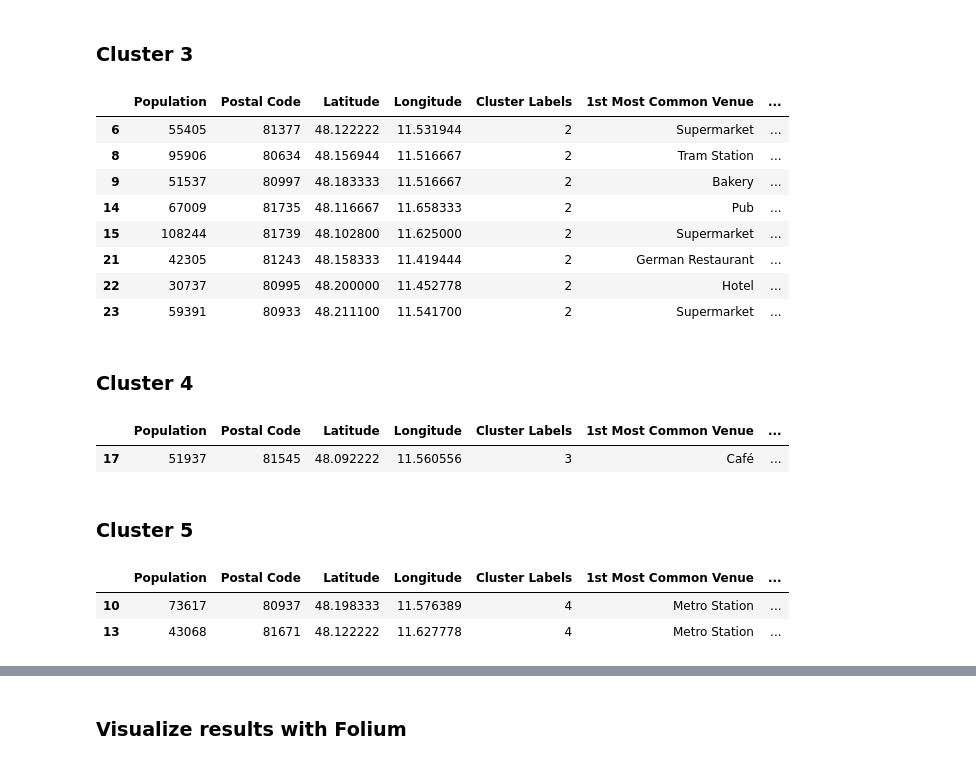
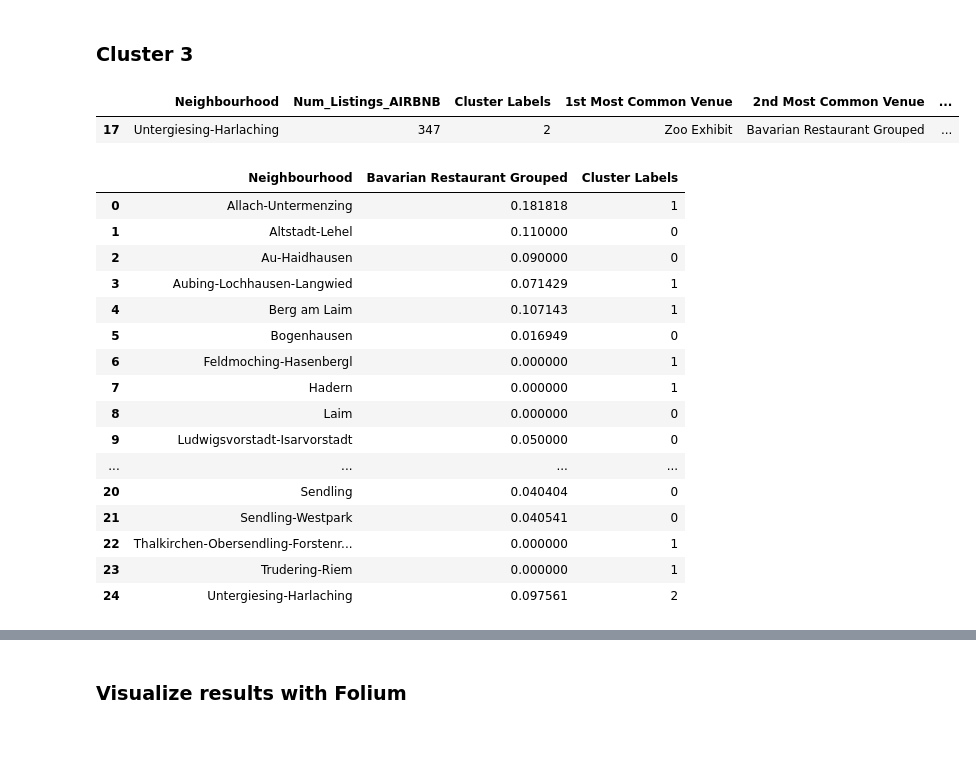
Before and after one commit to M0n01ith/Coursera_Capstone, a Jupyter notebook: Coursera Capstone Project Munich.ipynb, the cells around one changed output, grey strips where cells are left out. Drawn from its saved outputs; the diff is of its cells as text; code cells hidden in the pictures.

```diff
--- a/Coursera Capstone Project Munich.ipynb
+++ b/Coursera Capstone Project Munich.ipynb
@@ -340,0 +419,5 @@ munich_grouped
+# %%
+munich_grouped_bavarian_sum = munich_onehot.groupby('Neighbourhood').sum().reset_index()
+bavarian_onehot_sum = munich_grouped_bavarian_sum[["Neighbourhood","Bavarian Restaurant", "Beer Garden", "German Restaurant"]]
+bavarian_onehot_sum["Bavarian Restaurant Grouped"] = bavarian_onehot_sum.sum(axis = 1)
+bavarian_onehot_sum
@@ -340,0 +447,4 @@ munich_grouped
+# %%
+munich_grouped.drop(columns = ["Bavarian Restaurant", "Beer Garden", "German Restaurant"], inplace = True)
+munich_grouped = munich_grouped.join(bavarian_onehot["Bavarian Restaurant Grouped"], how = "left")
+munich_grouped
@@ -408,7 +537,7 @@ neighbourhoods_venues_sorted.head()
 Run *k*-means to cluster the neighborhood into 5 clusters.
 # %%
 # set number of clusters
-kclusters = 5
+kclusters = 3
 
 munich_grouped_clustering = munich_grouped.drop('Neighbourhood', 1)
 
@@ -416,5 +545,5 @@ munich_grouped_clustering = munich_grouped.drop('Neighbourhood', 1)
 kmeans = KMeans(n_clusters=kclusters, random_state=0).fit(munich_grouped_clustering)
 
 # check cluster labels generated for each row in the dataframe
-kmeans.labels_[0:10]
+kmeans.labels_
 # %% [output]
@@ -427,6 +557,8 @@ munich_merged = df_munich_reindexed
 
 munich_merged = munich_merged.join(neighbourhoods_venues_sorted.set_index('Neighbourhood'), on='Neighbourhood')
 
+munich_merged["Bavarian Restaurants"] = bavarian_onehot_sum["Bavarian Restaurant Grouped"]
+
 munich_merged.head() # check the last columns!
 # %% [output]
 |  | Neighbourhood | Population | Area | Density | Percentage | Postal Code | Latitude | Longitude | ... |
@@ -466,29 +608,31 @@ munich_merged.loc[munich_merged['Cluster Labels'] == 1, munich_merged.columns[[1
 # %% [markdown]
 <h3> Cluster 3
 # %%
-munich_merged.loc[munich_merged['Cluster Labels'] == 2, munich_merged.columns[[1] + list(range(5, munich_merged.shape[1]))]]
+cluster3 = munich_merged.loc[munich_merged['Cluster Labels'] == 2, munich_merged.columns[[0] + list(range(8, munich_merged.shape[1]))]]
+cluster3.head()
 # %% [output]
-|  | Population | Postal Code | Latitude | Longitude | Cluster Labels | 1st Most Common Venue | ... |
-| 6 | 55405 | 81377 | 48.122222 | 11.531944 | 2 | Supermarket | ... |
-| 8 | 95906 | 80634 | 48.156944 | 11.516667 | 2 | Tram Station | ... |
-| 9 | 51537 | 80997 | 48.183333 | 11.516667 | 2 | Bakery | ... |
-| 14 | 67009 | 81735 | 48.116667 | 11.658333 | 2 | Pub | ... |
-| 15 | 108244 | 81739 | 48.102800 | 11.625000 | 2 | Supermarket | ... |
-| 21 | 42305 | 81243 | 48.158333 | 11.419444 | 2 | German Restaurant | ... |
-| 22 | 30737 | 80995 | 48.200000 | 11.452778 | 2 | Hotel | ... |
-| 23 | 59391 | 80933 | 48.211100 | 11.541700 | 2 | Supermarket | ... |
+|  | Neighbourhood | Num_Listings_AIRBNB | Cluster Labels | 1st Most Common Venue | 2nd Most Common Venue | ... |
+| 17 | Untergiesing-Harlaching | 347 | 2 | Zoo Exhibit | Bavarian Restaurant Grouped | ... |
-# %% [markdown]
-<h3> Cluster 4
-# %%
-munich_merged.loc[munich_merged['Cluster Labels'] == 3, munich_merged.columns[[1] + list(range(5, munich_merged.shape[1]))]]
-# %% [output]
-|  | Population | Postal Code | Latitude | Longitude | Cluster Labels | 1st Most Common Venue | ... |
-| 17 | 51937 | 81545 | 48.092222 | 11.560556 | 3 | Café | ... |
-# %% [markdown]
-<h3> Cluster 5
-# %%
-munich_merged.loc[munich_merged['Cluster Labels'] == 4, munich_merged.columns[[1] + list(range(5, munich_merged.shape[1]))]]
-# %% [output]
-|  | Population | Postal Code | Latitude | Longitude | Cluster Labels | 1st Most Common Venue | ... |
-| 10 | 73617 | 80937 | 48.198333 | 11.576389 | 4 | Metro Station | ... |
-| 13 | 43068 | 81671 | 48.122222 | 11.627778 | 4 | Metro Station | ... |
+# %%
+df_munich_bavarian = bavarian_onehot[["Neighbourhood", "Bavarian Restaurant Grouped"]]
+df_munich_cluster_label = munich_merged[["Neighbourhood", "Cluster Labels"]]
+df_munich_bavarian_label = df_munich_bavarian.merge(df_munich_cluster_label, how = "left")
+df_munich_bavarian_label
+# %% [output]
+|  | Neighbourhood | Bavarian Restaurant Grouped | Cluster Labels |
+| 0 | Allach-Untermenzing | 0.181818 | 1 |
+| 1 | Altstadt-Lehel | 0.110000 | 0 |
+| 2 | Au-Haidhausen | 0.090000 | 0 |
+| 3 | Aubing-Lochhausen-Langwied | 0.071429 | 1 |
+| 4 | Berg am Laim | 0.107143 | 1 |
+| 5 | Bogenhausen | 0.016949 | 0 |
+| 6 | Feldmoching-Hasenbergl | 0.000000 | 1 |
+| 7 | Hadern | 0.000000 | 1 |
+| 8 | Laim | 0.000000 | 0 |
+| 9 | Ludwigsvorstadt-Isarvorstadt | 0.050000 | 0 |
+| ... | ... | ... | ... |
+| 20 | Sendling | 0.040404 | 0 |
+| 21 | Sendling-Westpark | 0.040541 | 0 |
+| 22 | Thalkirchen-Obersendling-Forstenr... | 0.000000 | 1 |
+| 23 | Trudering-Riem | 0.000000 | 1 |
+| 24 | Untergiesing-Harlaching | 0.097561 | 2 |
```
Also changed, not shown: parts of 54 cells of this notebook.
